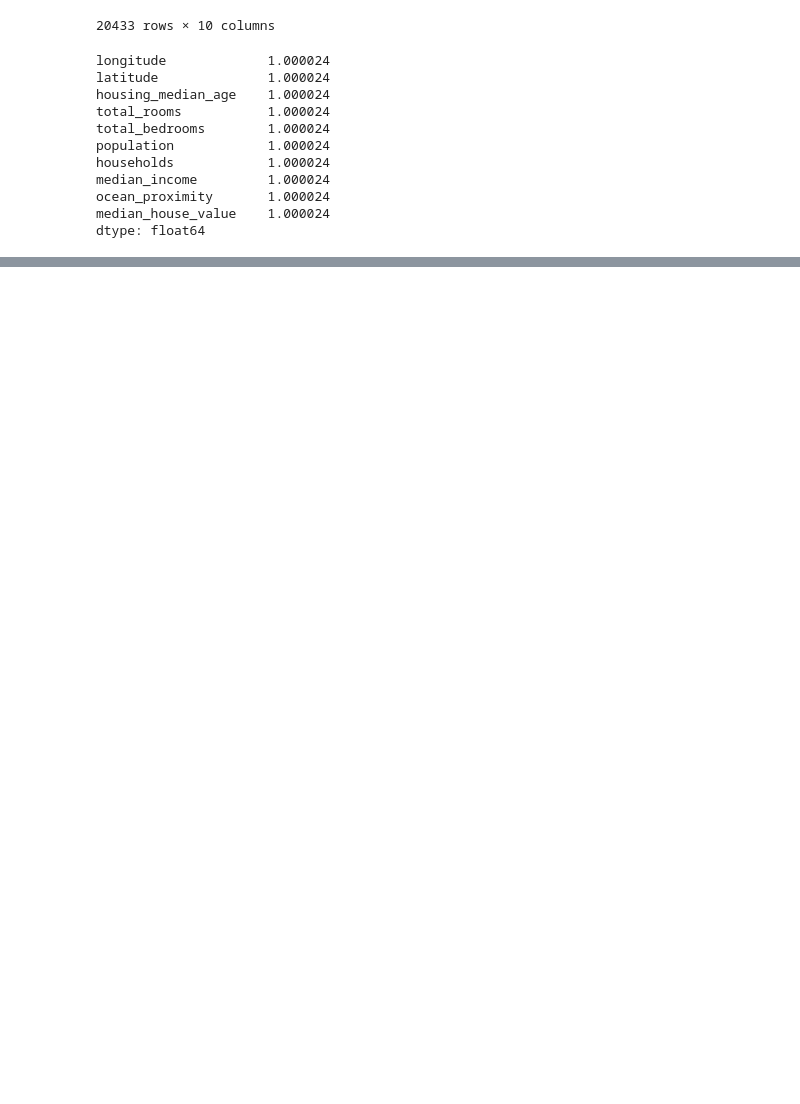
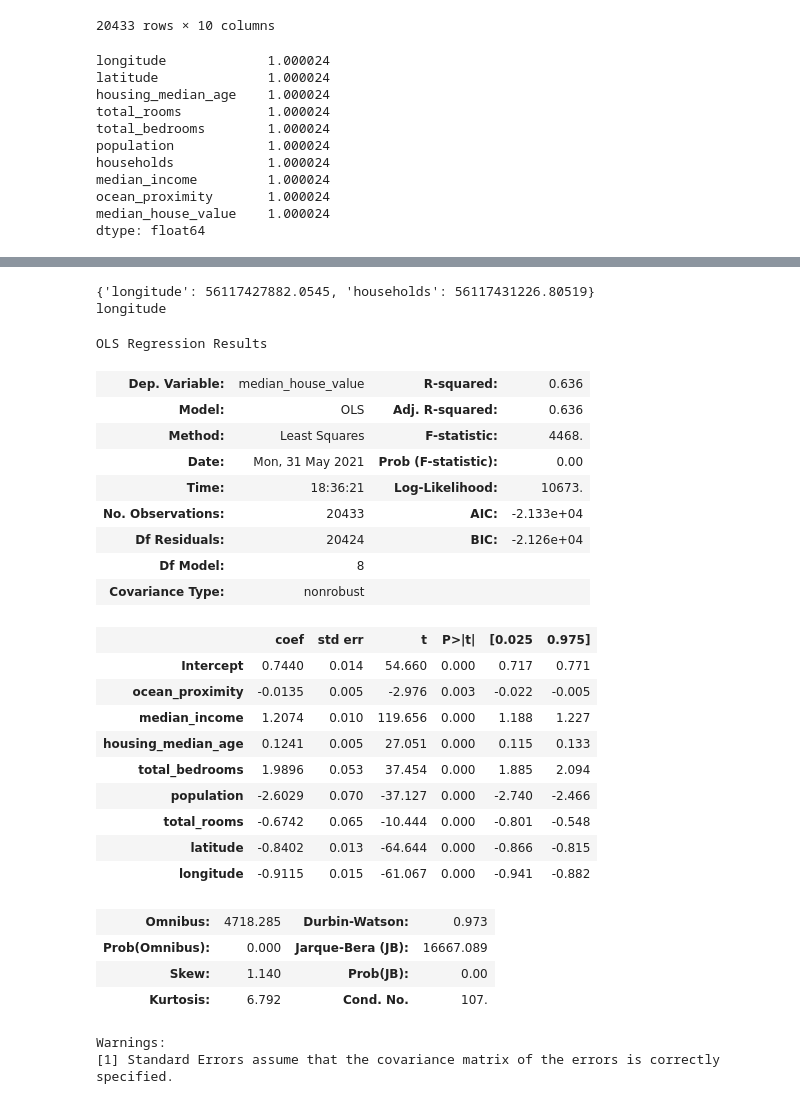
Before and after one commit to jjohashi/cogs109_finalproject, a Jupyter notebook: Cogs 109_housing.ipynb, the cells around one changed output, grey strips where cells are left out. Saved outputs shown, nothing was run; the diff lists cells and outputs as text; code cells hidden in the pictures; blank space fills up the shorter version.

```diff
--- a/Cogs 109_housing.ipynb
+++ b/Cogs 109_housing.ipynb
@@ -205,0 +417,20 @@ np.argmin(mse)
+# %%
+mse = {}
+
+for col in df.columns[0:-1]:
+
+    if(col in ["ocean_proximity", "median_income", "housing_median_age", "total_bedrooms", "population", "total_rooms"]):
+        continue
+
+    formula = "median_house_value ~ 1 + ocean_proximity + median_income + housing_median_age + total_bedrooms + population + total_rooms + " + col
+    model = ols(formula, data = df_normalize).fit()
+
+    yhat = model.predict()
+
+    mse[col] = mean_squared_error(df['median_house_value'], yhat)
+
+print(mse)
+print(min(mse, key=mse.get))
+
+model_7 = ols("median_house_value ~ 1 + ocean_proximity + median_income + housing_median_age + total_bedrooms + population + total_rooms + latitude", data = df_normalize).fit()
+model_7.summary()
@@ -205,0 +465,49 @@ np.argmin(mse)
+# %%
+mse = {}
+
+for col in df.columns[0:-1]:
+
+    if(col in ["ocean_proximity", "median_income", "housing_median_age", "total_bedrooms", "population", "total_rooms", "latitude"]):
+        continue
+
+    formula = "median_house_value ~ 1 + ocean_proximity + median_income + housing_median_age + total_bedrooms + population + total_rooms + latitude + " + col
+    model = ols(formula, data = df_normalize).fit()
+
+    yhat = model.predict()
+
+    mse[col] = mean_squared_error(df['median_house_value'], yhat)
+
+print(mse)
+print(min(mse, key=mse.get))
+
+model_8 = ols("median_house_value ~ 1 + ocean_proximity + median_income + housing_median_age + total_bedrooms + population + total_rooms + latitude + longitude", data = df_normalize).fit()
+model_8.summary()
+# %% [output]
+{'longitude': 56117427882.0545, 'households': 56117431226.80519}
+longitude
+OLS Regression Results
+| Dep. Variable: | median_house_value | R-squared: | 0.636 |
+| Model: | OLS | Adj. R-squared: | 0.636 |
+| Method: | Least Squares | F-statistic: | 4468. |
+| Date: | Mon, 31 May 2021 | Prob (F-statistic): | 0.00 |
+| Time: | 18:36:21 | Log-Likelihood: | 10673. |
+| No. Observations: | 20433 | AIC: | -2.133e+04 |
+| Df Residuals: | 20424 | BIC: | -2.126e+04 |
+| Df Model: | 8 |  |  |
+| Covariance Type: | nonrobust |  |  |
+|  | coef | std err | t | P>|t| | [0.025 | 0.975] |
+| Intercept | 0.7440 | 0.014 | 54.660 | 0.000 | 0.717 | 0.771 |
+| ocean_proximity | -0.0135 | 0.005 | -2.976 | 0.003 | -0.022 | -0.005 |
+| median_income | 1.2074 | 0.010 | 119.656 | 0.000 | 1.188 | 1.227 |
+| housing_median_age | 0.1241 | 0.005 | 27.051 | 0.000 | 0.115 | 0.133 |
+| total_bedrooms | 1.9896 | 0.053 | 37.454 | 0.000 | 1.885 | 2.094 |
+| population | -2.6029 | 0.070 | -37.127 | 0.000 | -2.740 | -2.466 |
+| total_rooms | -0.6742 | 0.065 | -10.444 | 0.000 | -0.801 | -0.548 |
+| latitude | -0.8402 | 0.013 | -64.644 | 0.000 | -0.866 | -0.815 |
+| longitude | -0.9115 | 0.015 | -61.067 | 0.000 | -0.941 | -0.882 |
+| Omnibus: | 4718.285 | Durbin-Watson: | 0.973 |
+| Prob(Omnibus): | 0.000 | Jarque-Bera (JB): | 16667.089 |
+| Skew: | 1.140 | Prob(JB): | 0.00 |
+| Kurtosis: | 6.792 | Cond. No. | 107. |
+Warnings:
+[1] Standard Errors assume that the covariance matrix of the errors is correctly specified.
```
Also changed, not shown: parts of 20 cells of this notebook.
